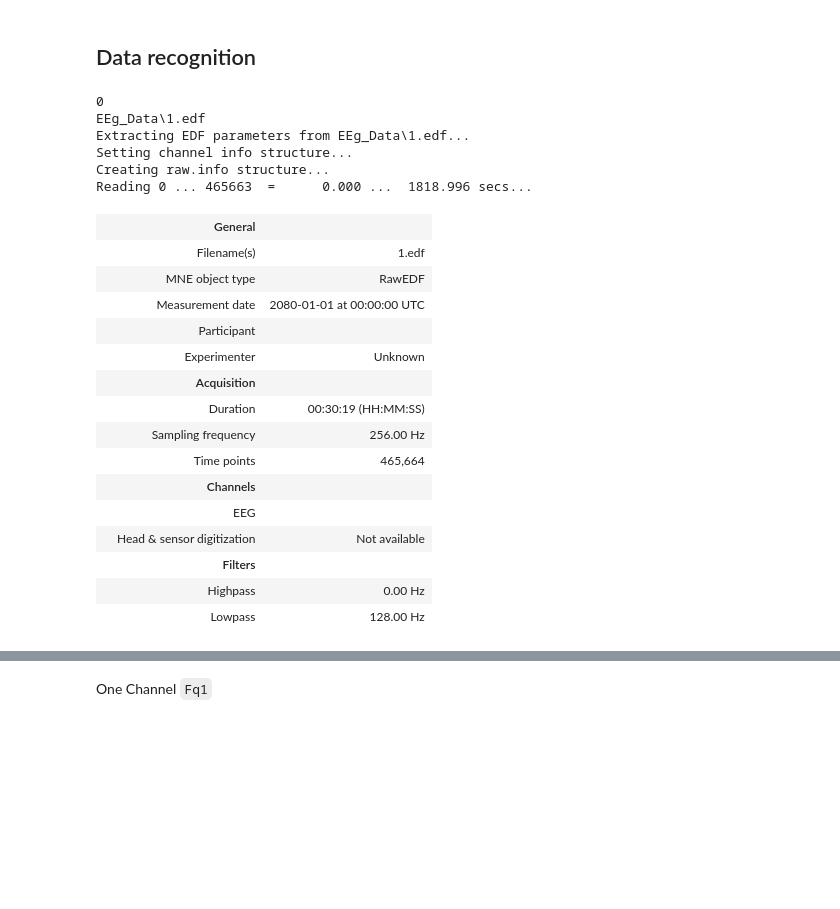
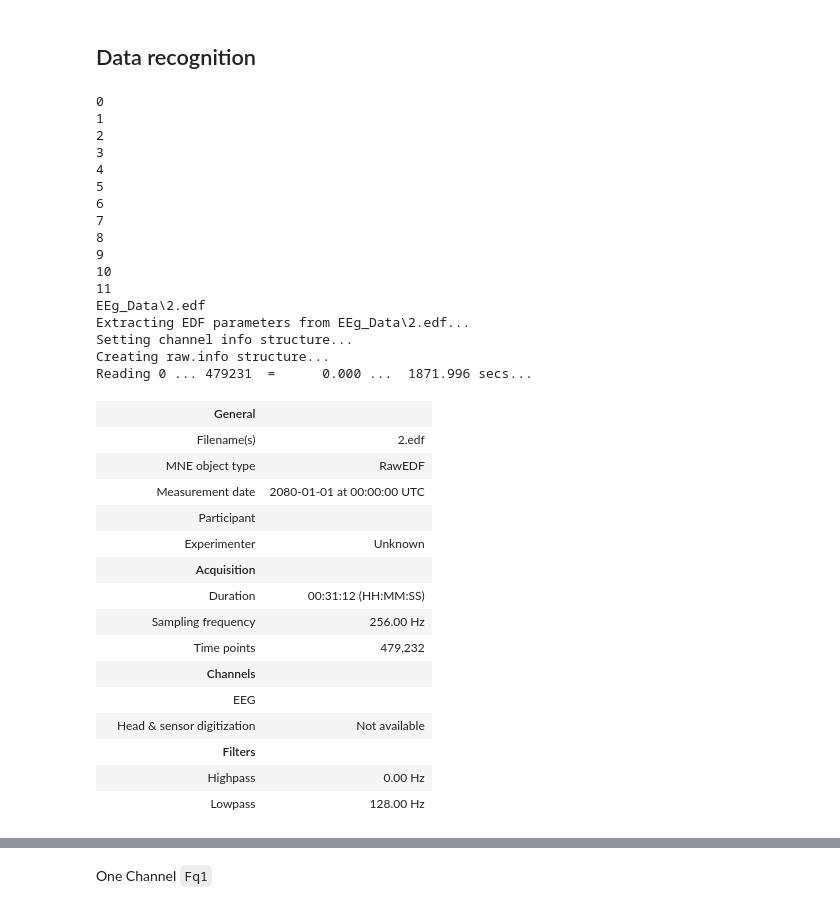
Before and after one commit to Mohsenmohebbi1993/EEG-Signals-From-Normal-and-MCI, a Jupyter notebook: Signal _EEG_data.ipynb, the cells around one changed output, grey strips where cells are left out. Cells and saved outputs as stored; diff of their text form; code cells hidden in the pictures; blank space fills up the shorter version.

```diff
--- a/Signal _EEG_data.ipynb
+++ b/Signal _EEG_data.ipynb
@@ -70,36 +70,47 @@ PATH = r"EEg_Data"
 list_of_file = os.listdir(PATH)
 list_of_edf_file = [f for f in os.listdir(PATH) if f.endswith(".edf")]
 # %%
-file_name = "1"
+file_name = "2"
 
 file_name = file_name + ".edf"
 for i in range(len(list_of_edf_file)):
     print(i)
     if list_of_edf_file[i] == file_name:
         inx_name = i
         break
 
 PATH_FILE = os.path.join(PATH, file_name)
 print(PATH_FILE)
 df = mne.io.read_raw_edf(PATH_FILE, preload=True)
 df
 # %% [output]
 0
-EEg_Data\1.edf
-Extracting EDF parameters from EEg_Data\1.edf...
+1
+2
+3
+4
+5
+6
+7
+8
+9
+10
+11
+EEg_Data\2.edf
+Extracting EDF parameters from EEg_Data\2.edf...
 Setting channel info structure...
 Creating raw.info structure...
-Reading 0 ... 465663  =      0.000 ...  1818.996 secs...
+Reading 0 ... 479231  =      0.000 ...  1871.996 secs...
 |  | General |  |
-|  | Filename(s) | 1.edf |
+|  | Filename(s) | 2.edf |
 |  | MNE object type | RawEDF |
 |  | Measurement date | 2080-01-01 at 00:00:00 UTC |
 |  | Participant |  |
 |  | Experimenter | Unknown |
 |  | Acquisition |  |
-|  | Duration | 00:30:19 (HH:MM:SS) |
+|  | Duration | 00:31:12 (HH:MM:SS) |
 |  | Sampling frequency | 256.00 Hz |
-|  | Time points | 465,664 |
+|  | Time points | 479,232 |
 |  | Channels |  |
 |  | EEG |  |
 |  | Head & sensor digitization | Not available |
```
Also changed, not shown: parts of 8 cells of this notebook.
